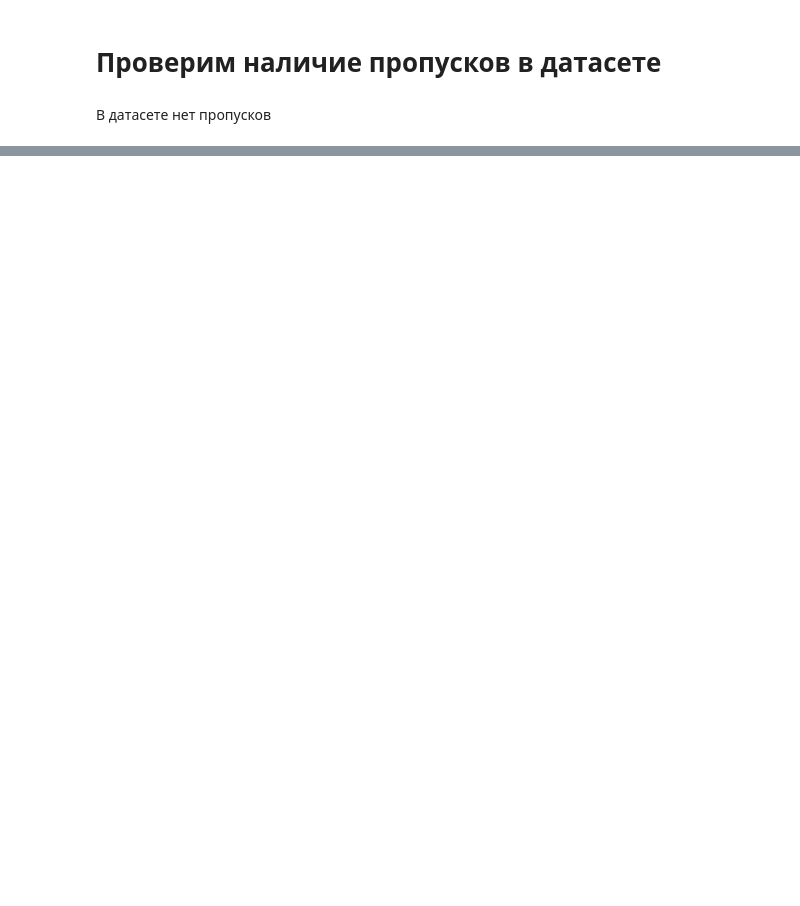
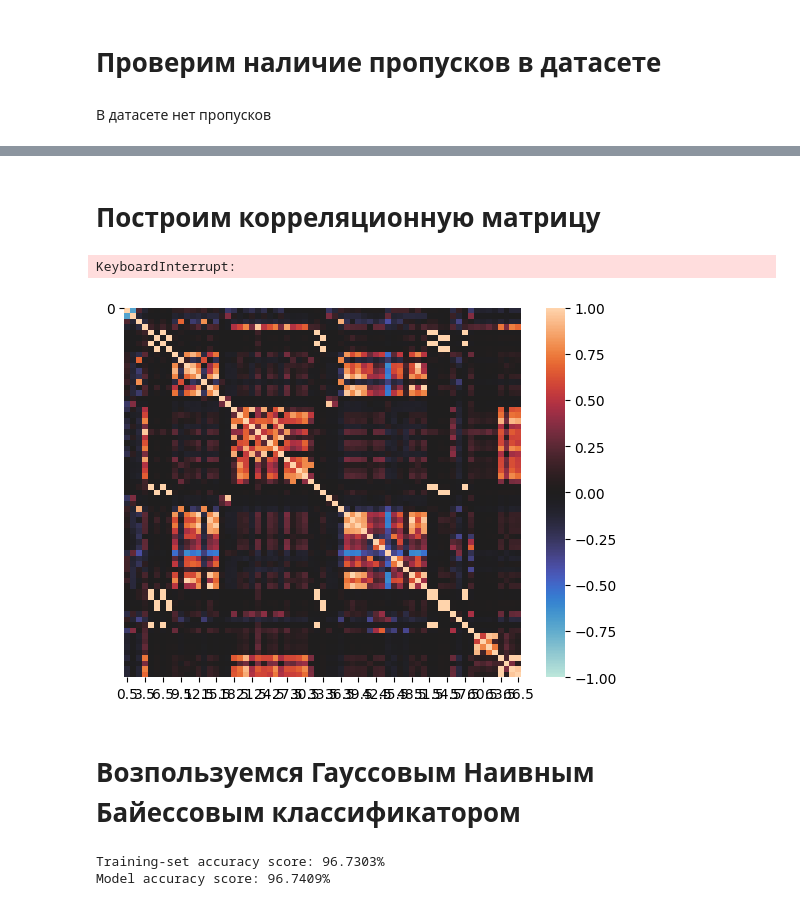
Before and after one commit to SosisterRapStar/LETI-BigData, a Jupyter notebook: ddosdataset.ipynb, the cells around one changed output, grey strips where cells are left out. Saved outputs shown, nothing was run; the diff lists cells and outputs as text; code cells hidden in the pictures; blank space fills up the shorter version.

```diff
--- a/ddosdataset.ipynb
+++ b/ddosdataset.ipynb
@@ -148,0 +112,6 @@ for column in df.columns:
+# %%
+dropnaCols = np.union1d(dropnaCols, ['Flow Byts/s', 'Flow Pkts/s'])
+df.drop(columns=colsToDrop, inplace=True)
+df.dropna(subset=dropnaCols, inplace=True)
+
+print('After dropping some columns: \n\t there are {} columns and {} rows'.format(len(df.columns), len(df)))
@@ -148,0 +139,17 @@ for column in df.columns:
+# %%
+numeric_columns = df.select_dtypes(include=[np.number]).columns
+
+# Шаг 2: Находим строки с бесконечными значениями в числовых столбцах
+rows_with_inf = df[np.isinf(df[numeric_columns]).any(axis=1)]
+
+# Шаг 3: Собираем имена столбцов, содержащих бесконечные значения
+inf_subset = set()
+for index, row in rows_with_inf.iterrows():
+    for column_name, value in row[numeric_columns].items():  # Только числовые столбцы
+        if np.isinf(value):  # Проверяем, является ли значение бесконечностью
+            inf_subset.add(column_name)
+
+inf_subset = list(inf_subset)
+df.replace([np.inf, -np.inf], np.nan, inplace=True)
+df.dropna(subset=inf_subset, how="all", inplace=True)
+rows_with_inf = df[np.isinf(df[numeric_columns]).any(axis=1)]
@@ -148,0 +162,13 @@ for column in df.columns:
+# %%
+negValCols = ['Flow Pkts/s', 'Flow IAT Mean', 'Flow IAT Max', 'Flow IAT Min', 'Bwd IAT Tot', 'Bwd IAT Mean', 'Bwd IAT Max', 'Bwd IAT Min']
+for col in negValCols:
+    df = df[df[col] >= 0]
+# %%
+from sklearn.preprocessing import StandardScaler
+Y = df.Label
+df = df.drop(columns=['Label'])
+
+scaler = StandardScaler()
+standardized_data = scaler.fit_transform(df)
+df = pd.DataFrame(standardized_data, columns=df.columns)
+df.head(10)
@@ -148,0 +188,36 @@ for column in df.columns:
+# %% [markdown]
+# Построим корреляционную матрицу
+# %%
+correlation_matrix = df.corr()
+correlation_matrix.head()
+sn.heatmap(correlation_matrix, vmin=-1, vmax=1, center= 0)
+# %% [output]
+KeyboardInterrupt:
+[figure, added]
+# %% [markdown]
+# Возпользуемся Гауссовым Наивным Байессовым классификатором
+# %%
+from sklearn.model_selection import train_test_split
+from sklearn.naive_bayes import GaussianNB
+from sklearn.metrics import accuracy_score,precision_score,recall_score
+
+# Данные
+
+X = df
+# Выделяем тестовую и тренировочную выборку (20% тестовой выборки)
+X_train, X_test, y_train, y_test = train_test_split(X, Y, test_size = 0.20, random_state =44)
+
+classifier = GaussianNB()
+classifier.fit(X_train, y_train)
+y_pred_train = classifier.predict(X_train)
+
+y_pred_train
+
+y_pred_test = classifier.predict(X_test)
+y_pred_test
+
+print('Training-set accuracy score: {0:0.4f}%'. format(accuracy_score(y_train, y_pred_train)*100))
+print('Model accuracy score: {0:0.4f}%'. format(accuracy_score(y_test, y_pred_test)*100))
+# %% [output]
+Training-set accuracy score: 96.7303%
+Model accuracy score: 96.7409%
```
Also changed, not shown: parts of 16 cells of this notebook.
